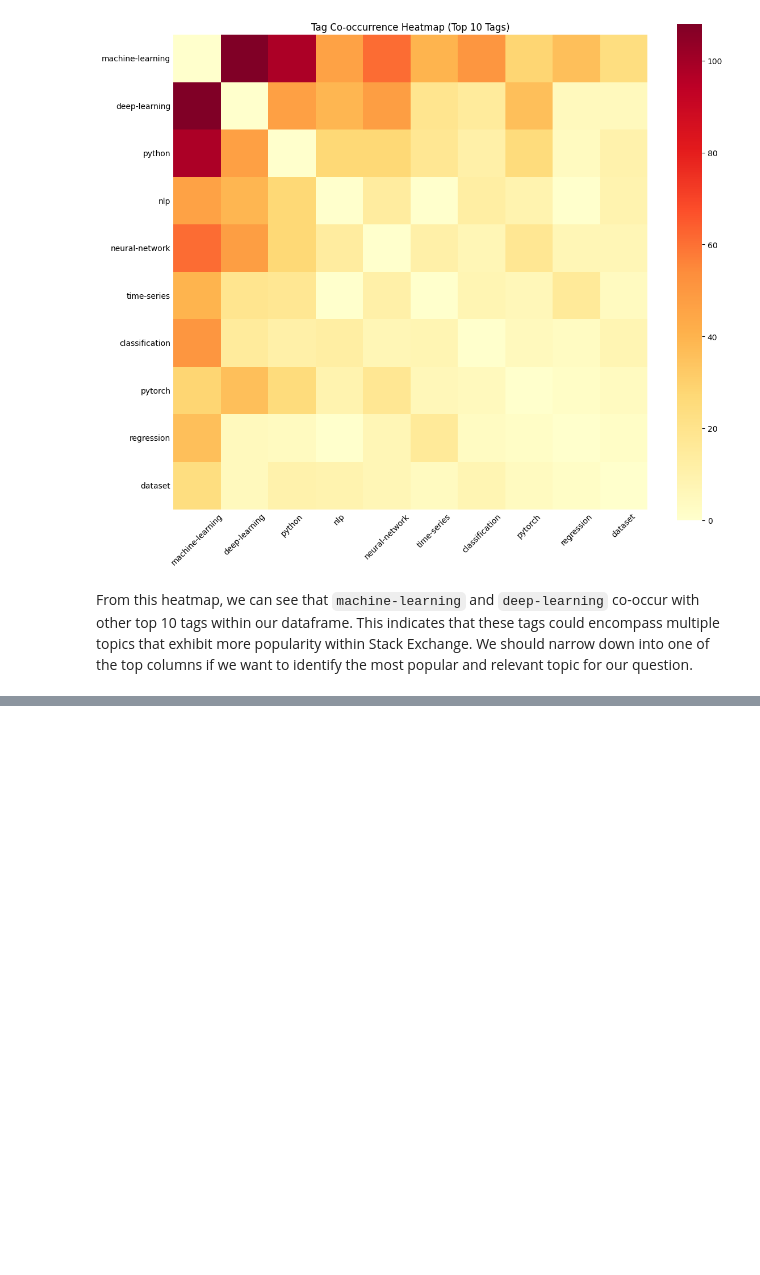
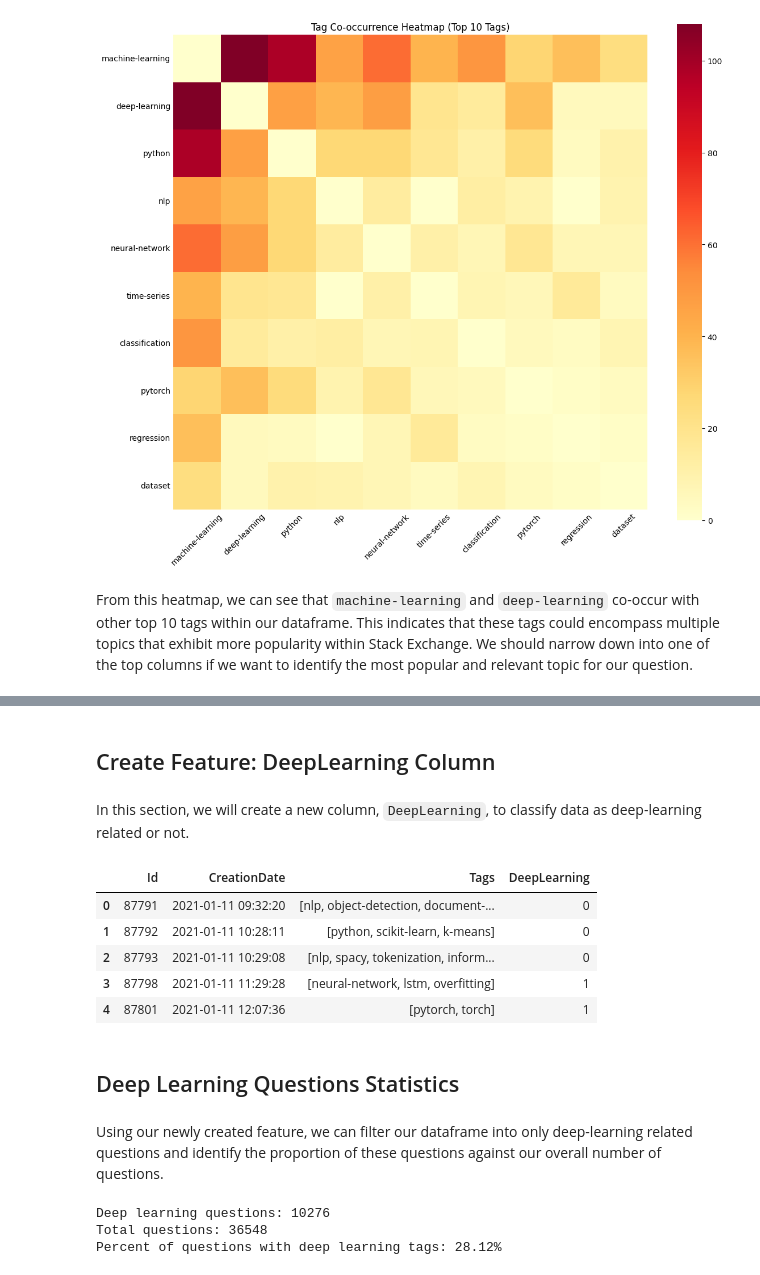
Before and after one commit to jastro-dev/dq-11-stackexchange-popular-questions, a Jupyter notebook: main_notebook.ipynb, the cells around one changed output, grey strips where cells are left out. Saved outputs shown, nothing was run; the diff lists cells and outputs as text; code cells hidden in the pictures; blank space fills up the shorter version.

```diff
--- a/main_notebook.ipynb
+++ b/main_notebook.ipynb
@@ -294,0 +370,11 @@ From this heatmap, we can see that `machine-learning` and `deep-learning` co-occ
+# %%
+tag_list = df_all['Tags'].tolist()
+
+tags_unique = []
+
+for tags in tag_list:
+    for tag in tags:
+        if tag not in tags_unique:
+            tags_unique.append(tag)
+
+tags_unique
@@ -294,0 +418,44 @@ From this heatmap, we can see that `machine-learning` and `deep-learning` co-occ
+# %% [markdown]
+## Create Feature: DeepLearning Column
+# %% [markdown]
+In this section, we will create a new column, `DeepLearning`, to classify data as deep-learning related or not.
+# %%
+# Create classification function
+def classify_deep_learning(row):
+    for tag in row['Tags']:
+        if tag in ['deep-learning', 'neural-network', 'pytorch', 'tensorflow', 'keras', 'cuda']:
+            return 1
+    return 0
+
+# Apply function to df_all
+
+df_all['DeepLearning'] = df_all.apply(classify_deep_learning, axis=1)
+# %%
+df_all.head()
+# %% [output]
+|  | Id | CreationDate | Tags | DeepLearning |
+| 0 | 87791 | 2021-01-11 09:32:20 | [nlp, object-detection, document-... | 0 |
+| 1 | 87792 | 2021-01-11 10:28:11 | [python, scikit-learn, k-means] | 0 |
+| 2 | 87793 | 2021-01-11 10:29:08 | [nlp, spacy, tokenization, inform... | 0 |
+| 3 | 87798 | 2021-01-11 11:29:28 | [neural-network, lstm, overfitting] | 1 |
+| 4 | 87801 | 2021-01-11 12:07:36 | [pytorch, torch] | 1 |
+# %% [markdown]
+## Deep Learning Questions Statistics
+# %% [markdown]
+Using our newly created feature, we can filter our dataframe into only deep-learning related questions and identify the proportion of these questions against our overall number of questions.
+# %%
+# Create new dataframe for only DeepLearning
+df_all_deep_learning = df_all[df_all['DeepLearning'] == 1]
+
+# Store variables for question amounts
+total_questions = len(df_all)
+deep_learning_questions = len(df_all_deep_learning)
+
+# Print results
+print(f'Deep learning questions: {deep_learning_questions}')
+print(f'Total questions: {total_questions}')
+print(f'Percent of questions with deep learning tags: {round(deep_learning_questions / total_questions * 100, 2)}%')
+# %% [output]
+Deep learning questions: 10276
+Total questions: 36548
+Percent of questions with deep learning tags: 28.12%
```
Also changed, not shown: parts of 30 cells of this notebook, 2 other files.
